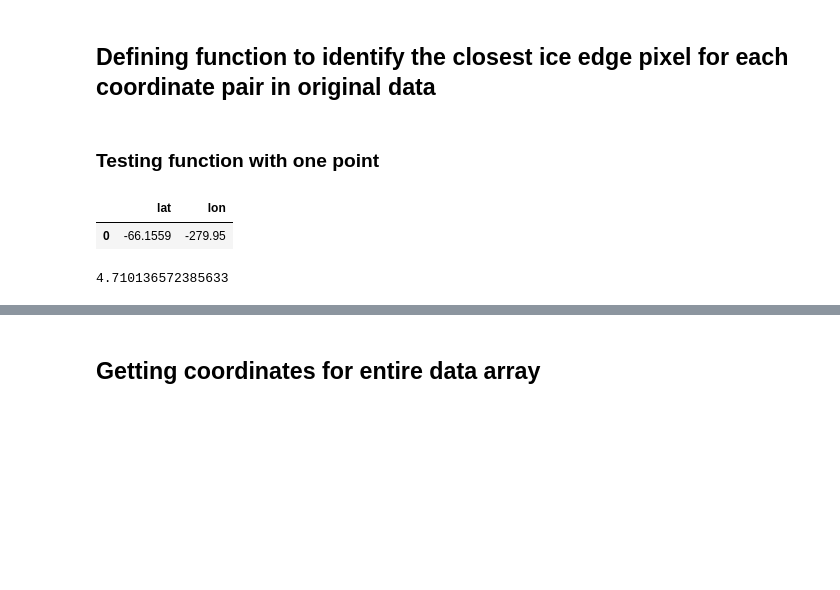
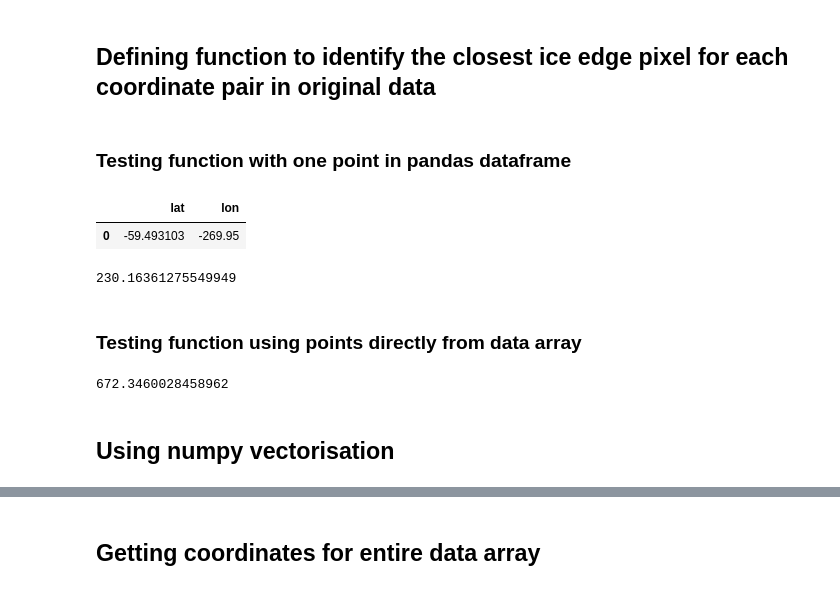
Before and after one commit to lidefi87/Crabeater_Distribution_East_Antarctica, a Jupyter notebook: Scripts/IceEdge.ipynb, the cells around one changed output, grey strips where cells are left out. Drawn from its saved outputs; the diff is of its cells as text; code cells hidden in the pictures; blank space fills up the shorter version.

```diff
--- a/Scripts/IceEdge.ipynb
+++ b/Scripts/IceEdge.ipynb
@@ -137,13 +161,20 @@ def min_dist(point, ice_edge):
 # %% [markdown]
-### Testing function with one point
+### Testing function with one point in pandas dataframe
 # %%
-test = pd.DataFrame({'lat': [-66.155900], 'lon': [-279.950]})
+test = pd.DataFrame({'lat': [-59.49310348], 'lon': [-269.95]})
 test
 # %% [output]
 |  | lat | lon |
-| 0 | -66.1559 | -279.95 |
+| 0 | -59.493103 | -269.95 |
 # %%
-min_test = min_dist(test.iloc[0], ice_edge)
-min_test
+min_dist(test.lat.iloc[0], test.lon.iloc[0], ice_edge)
 # %% [output]
-4.710136572385633
+230.16361275549949
+# %% [markdown]
+### Testing function using points directly from data array
+# %%
+min_dist(ice_10.yt_ocean[-10], ice_10.xt_ocean[0], ice_edge = ice_edge)
+# %% [output]
+672.3460028458962
+# %% [markdown]
+## Using numpy vectorisation
```
Also changed, not shown: parts of 38 cells of this notebook.
